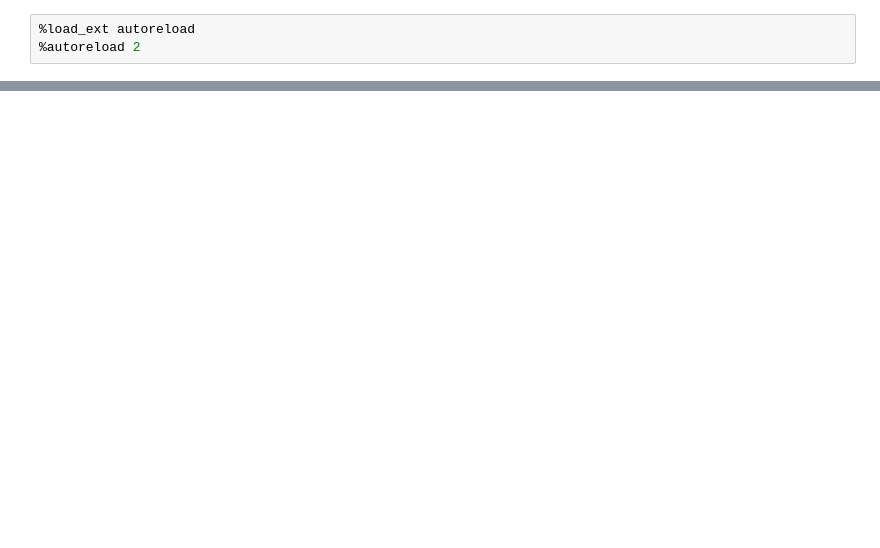
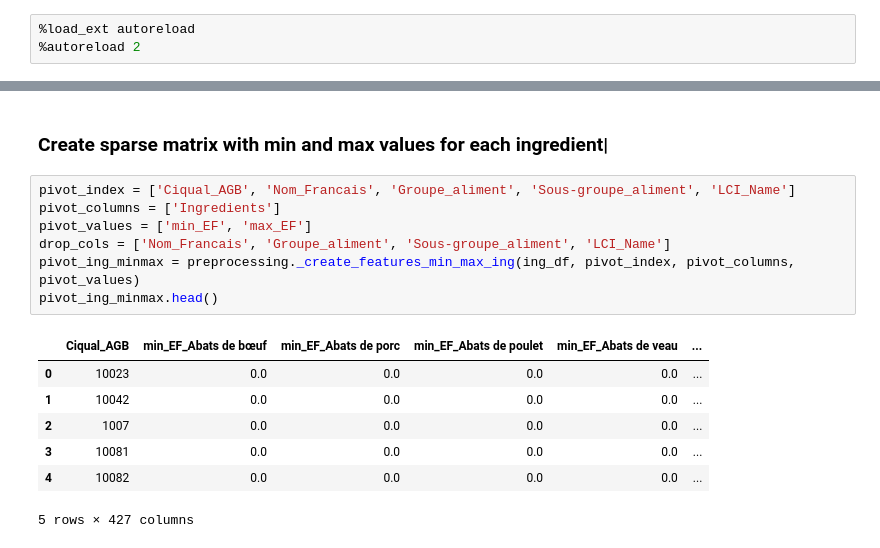
Before and after one commit to pattypooh/agribalyse, a Jupyter notebook: notebooks/02-preprocessing.ipynb, the cells around one changed output, grey strips where cells are left out. Drawn from its saved outputs; the diff is of its cells as text; blank space fills up the shorter version.

```diff
--- a/notebooks/02-preprocessing.ipynb
+++ b/notebooks/02-preprocessing.ipynb
@@ -156,0 +96,17 @@ ingred_df
+# %% [markdown]
+### Create sparse matrix with min and max values for each ingredient|
+# %%
+pivot_index = ['Ciqual_AGB', 'Nom_Francais', 'Groupe_aliment', 'Sous-groupe_aliment', 'LCI_Name']
+pivot_columns = ['Ingredients']
+pivot_values = ['min_EF', 'max_EF']
+drop_cols = ['Nom_Francais', 'Groupe_aliment', 'Sous-groupe_aliment', 'LCI_Name']
+pivot_ing_minmax = preprocessing._create_features_min_max_ing(ing_df, pivot_index, pivot_columns, pivot_values)
+pivot_ing_minmax.head()
+# %% [output]
+|  | Ciqual_AGB | min_EF_Abats de bœuf | min_EF_Abats de porc | min_EF_Abats de poulet | min_EF_Abats de veau | ... |
+| 0 | 10023 | 0.0 | 0.0 | 0.0 | 0.0 | ... |
+| 1 | 10042 | 0.0 | 0.0 | 0.0 | 0.0 | ... |
+| 2 | 1007 | 0.0 | 0.0 | 0.0 | 0.0 | ... |
+| 3 | 10081 | 0.0 | 0.0 | 0.0 | 0.0 | ... |
+| 4 | 10082 | 0.0 | 0.0 | 0.0 | 0.0 | ... |
+5 rows × 427 columns
```
Also changed, not shown: parts of 29 cells of this notebook, 2 other files.
